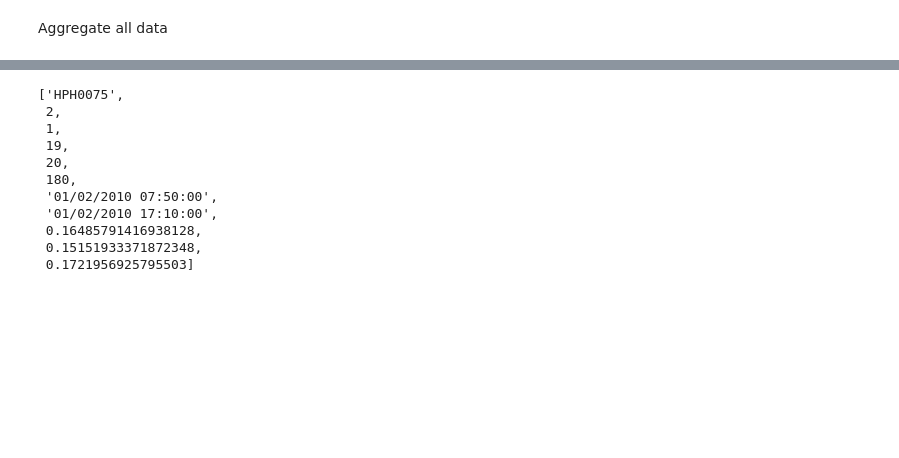
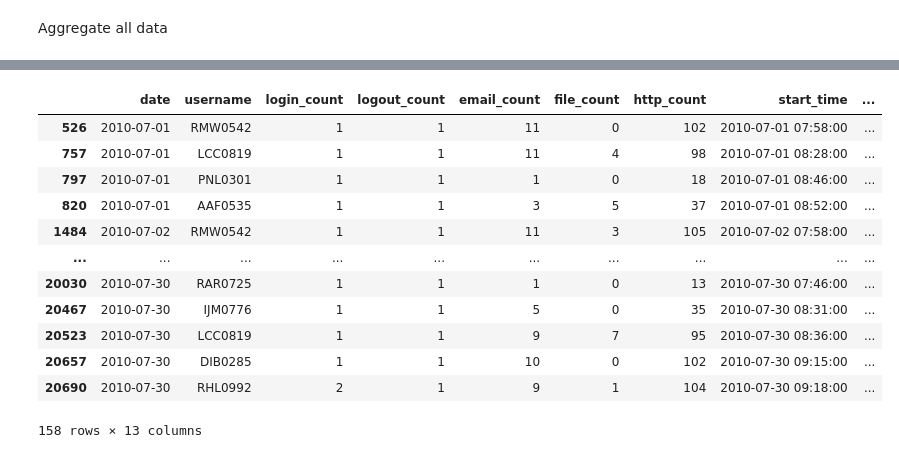
Before and after one commit to kenclements/praxis, a Jupyter notebook: cert-preprocess.ipynb, the cells around one changed output, grey strips where cells are left out. Cells and saved outputs as stored; diff of their text form; code cells hidden in the pictures; blank space fills up the shorter version.

```diff
--- a/cert-preprocess.ipynb
+++ b/cert-preprocess.ipynb
@@ -237,14 +256,0 @@ len(dfwow)
-# %%
-dfwow[20]
-# %% [output]
-['HPH0075',
- 2,
- 1,
- 19,
- 20,
- 180,
- '01/02/2010 07:50:00',
- '01/02/2010 17:10:00',
- 0.16485791416938128,
- 0.15151933371872348,
- 0.1721956925795503]
@@ -250,0 +259,16 @@ dfwow[20]
+# %%
+final.loc[(final['label'] == 'bad')]
+# %% [output]
+|  | date | username | login_count | logout_count | email_count | file_count | http_count | start_time | ... |
+| 526 | 2010-07-01 | RMW0542 | 1 | 1 | 11 | 0 | 102 | 2010-07-01 07:58:00 | ... |
+| 757 | 2010-07-01 | LCC0819 | 1 | 1 | 11 | 4 | 98 | 2010-07-01 08:28:00 | ... |
+| 797 | 2010-07-01 | PNL0301 | 1 | 1 | 1 | 0 | 18 | 2010-07-01 08:46:00 | ... |
+| 820 | 2010-07-01 | AAF0535 | 1 | 1 | 3 | 5 | 37 | 2010-07-01 08:52:00 | ... |
+| 1484 | 2010-07-02 | RMW0542 | 1 | 1 | 11 | 3 | 105 | 2010-07-02 07:58:00 | ... |
+| ... | ... | ... | ... | ... | ... | ... | ... | ... | ... |
+| 20030 | 2010-07-30 | RAR0725 | 1 | 1 | 1 | 0 | 13 | 2010-07-30 07:46:00 | ... |
+| 20467 | 2010-07-30 | IJM0776 | 1 | 1 | 5 | 0 | 35 | 2010-07-30 08:31:00 | ... |
+| 20523 | 2010-07-30 | LCC0819 | 1 | 1 | 9 | 7 | 95 | 2010-07-30 08:36:00 | ... |
+| 20657 | 2010-07-30 | DIB0285 | 1 | 1 | 10 | 0 | 102 | 2010-07-30 09:15:00 | ... |
+| 20690 | 2010-07-30 | RHL0992 | 2 | 1 | 9 | 1 | 104 | 2010-07-30 09:18:00 | ... |
+158 rows × 13 columns
```
Also changed, not shown: parts of 20 cells of this notebook.
